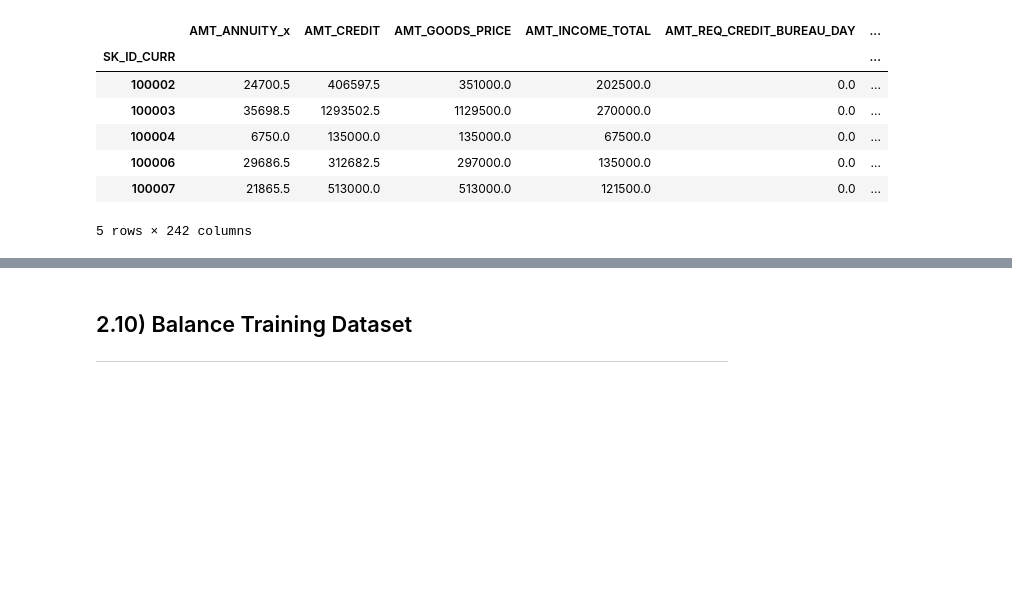
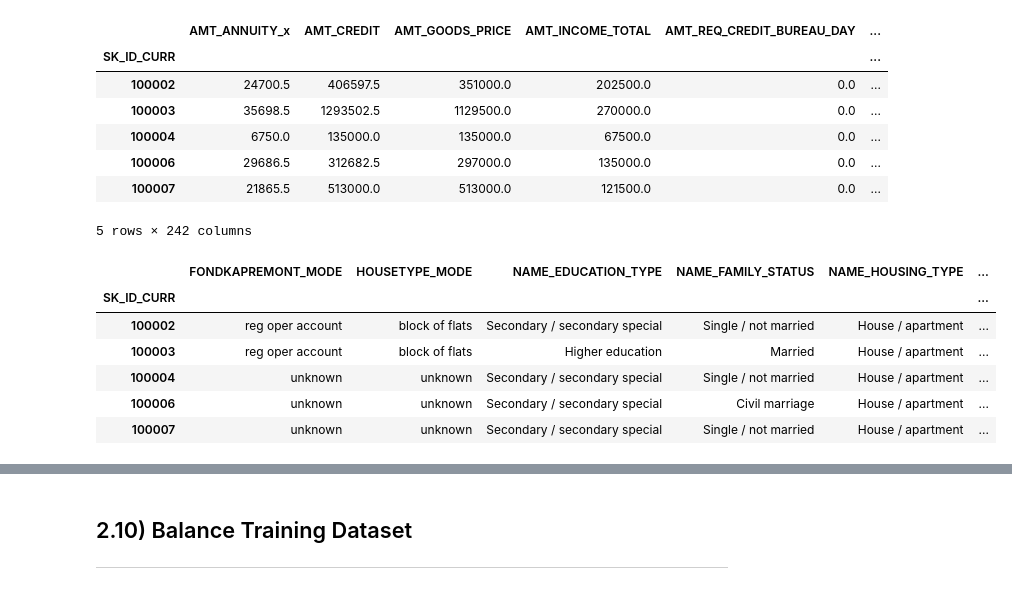
Before and after one commit to milesin3d/HomeCreditDefaultRisk, a Jupyter notebook: HomeCreditDefaultRisk.ipynb, the cells around one changed output, grey strips where cells are left out. Saved outputs shown, nothing was run; the diff lists cells and outputs as text; code cells hidden in the pictures; blank space fills up the shorter version.

```diff
--- a/HomeCreditDefaultRisk.ipynb
+++ b/HomeCreditDefaultRisk.ipynb
@@ -2880,3 +2928,24 @@ df_comb.head()
 | 100006 | 29686.5 | 312682.5 | 297000.0 | 135000.0 | 0.0 | ... |
 | 100007 | 21865.5 | 513000.0 | 513000.0 | 121500.0 | 0.0 | ... |
 5 rows × 242 columns
+# %%
+# remove categorical columns
+
+# create categorical subset df
+df_comb_cat = df_comb.select_dtypes(include=['category'])
+
+# create a list of the categorical columns
+df_comb_cat_cols = df_comb_cat.columns.tolist()
+
+# drop the categorical columns from df_comb
+df_comb = df_comb.drop(df_comb_cat_cols, axis=1)
+
+df_comb_cat.head()
+# %% [output]
+|  | FONDKAPREMONT_MODE | HOUSETYPE_MODE | NAME_EDUCATION_TYPE | NAME_FAMILY_STATUS | NAME_HOUSING_TYPE | ... |
+| SK_ID_CURR |  |  |  |  |  | ... |
+| 100002 | reg oper account | block of flats | Secondary / secondary special | Single / not married | House / apartment | ... |
+| 100003 | reg oper account | block of flats | Higher education | Married | House / apartment | ... |
+| 100004 | unknown | unknown | Secondary / secondary special | Single / not married | House / apartment | ... |
+| 100006 | unknown | unknown | Secondary / secondary special | Civil marriage | House / apartment | ... |
+| 100007 | unknown | unknown | Secondary / secondary special | Single / not married | House / apartment | ... |
```
Also changed, not shown: parts of 54 cells of this notebook.
